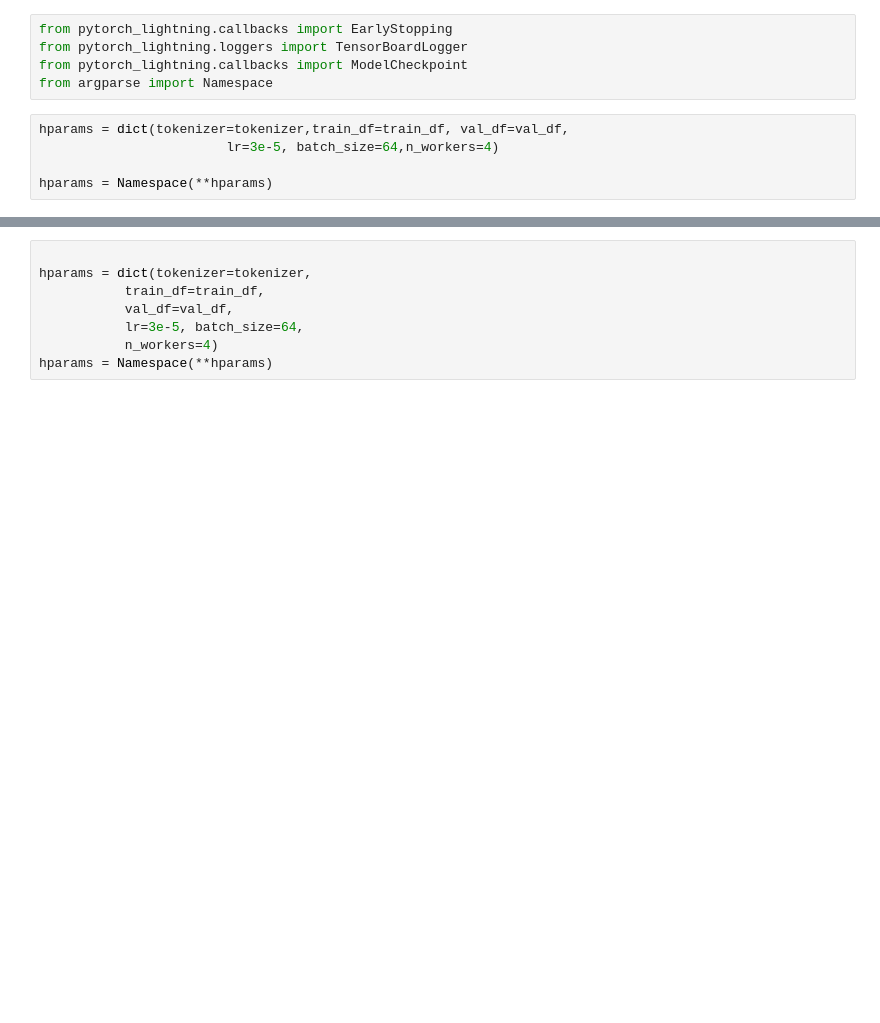
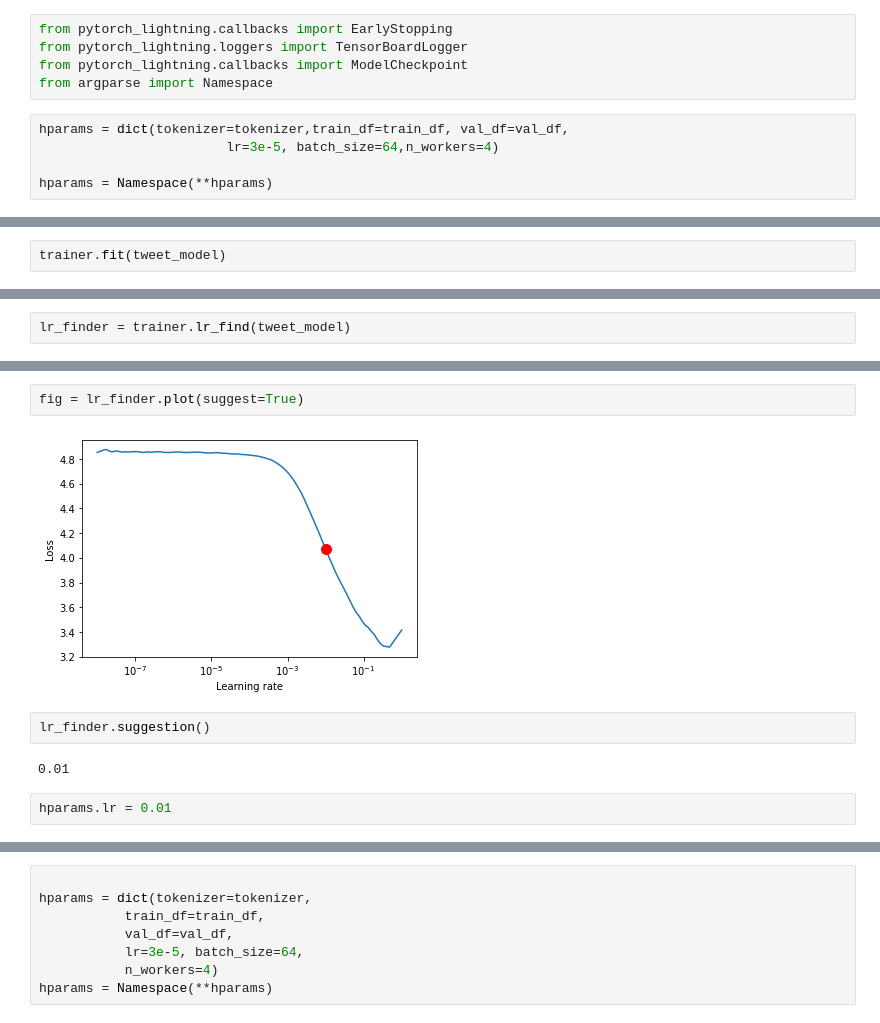
Before and after one commit to nithish08/tweet-sent, a Jupyter notebook: ALBERT.ipynb, the cells around one changed output, grey strips where cells are left out. Drawn from its saved outputs; the diff is of its cells as text; blank space fills up the shorter version.

```diff
--- a/ALBERT.ipynb
+++ b/ALBERT.ipynb
@@ -463,0 +548,2 @@ hparams = Namespace(**hparams)
+# %%
+trainer.fit(tweet_model)
@@ -463,0 +569,2 @@ hparams = Namespace(**hparams)
+# %%
+lr_finder = trainer.lr_find(tweet_model)
@@ -464,2 +609,12 @@ hparams = Namespace(**hparams)
+# %%
+fig = lr_finder.plot(suggest=True)
+# %% [output]
+[figure, added]
+# %%
+lr_finder.suggestion()
+# %% [output]
+0.01
+# %%
+hparams.lr = 0.01
 # %%
 tweet_model = TweetModel(hparams)
```
Also changed, not shown: parts of 23 cells of this notebook, 10 other files.
